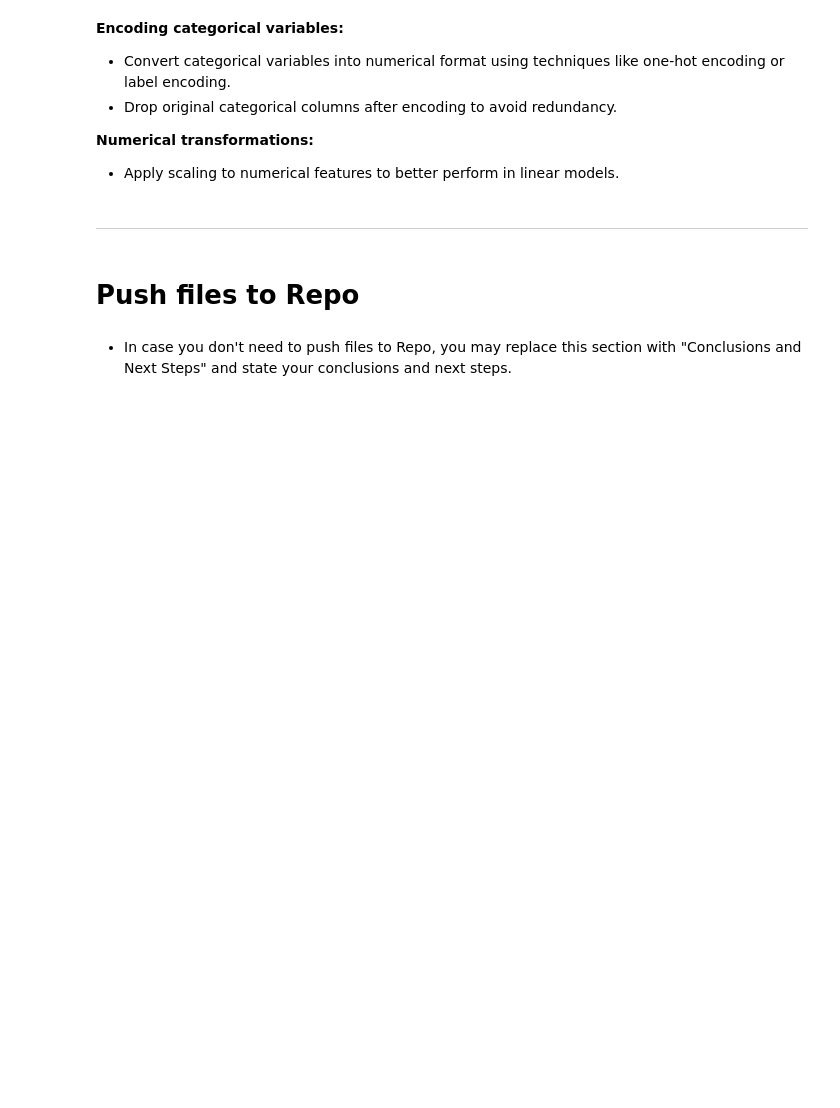
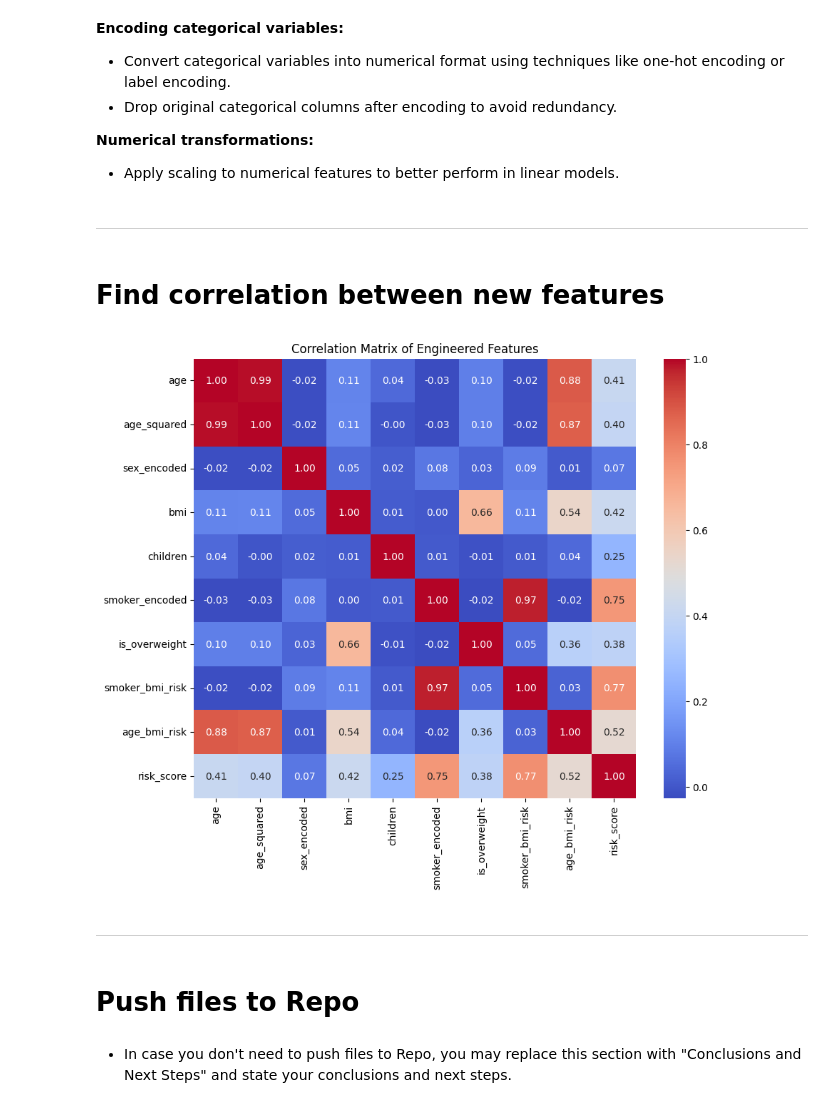
Before and after one commit to Jonatas-01/medical-insurance-prediction, a Jupyter notebook: jupyter_notebooks/04 - FeatureEngineering.ipynb, the cells around one changed output. Saved outputs shown, nothing was run; the diff lists cells and outputs as text; code cells hidden in the pictures; blank space fills up the shorter version.

```diff
--- a/jupyter_notebooks/04 - FeatureEngineering.ipynb
+++ b/jupyter_notebooks/04 - FeatureEngineering.ipynb
@@ -133,6 +169,30 @@ print(df_processed.head())
 * Apply scaling to numerical features to better perform in linear models.
 # %% [markdown]
 ---
+# %% [markdown]
+# Find correlation between new features
+# %%
+import seaborn as sns
+
+import matplotlib.pyplot as plt
+
+# Compute correlation matrix for new features (excluding 'charges')
+new_features = [
+    'age', 'age_squared', 'sex_encoded', 'bmi', 'children',
+    'smoker_encoded', 'is_overweight', 'smoker_bmi_risk',
+    'age_bmi_risk', 'risk_score'
+]
+corr_matrix = df_processed[new_features].corr()
+
+# Plot the correlation matrix
+plt.figure(figsize=(10, 8))
+sns.heatmap(corr_matrix, annot=True, cmap='coolwarm', fmt=".2f")
+plt.title('Correlation Matrix of Engineered Features')
+plt.show()
+# %% [output]
+[figure, added]
+# %% [markdown]
+---
 # %% [markdown]
 # Push files to Repo
 # %% [markdown]
```
Also changed, not shown: parts of 5 cells of this notebook, 8 other files.
